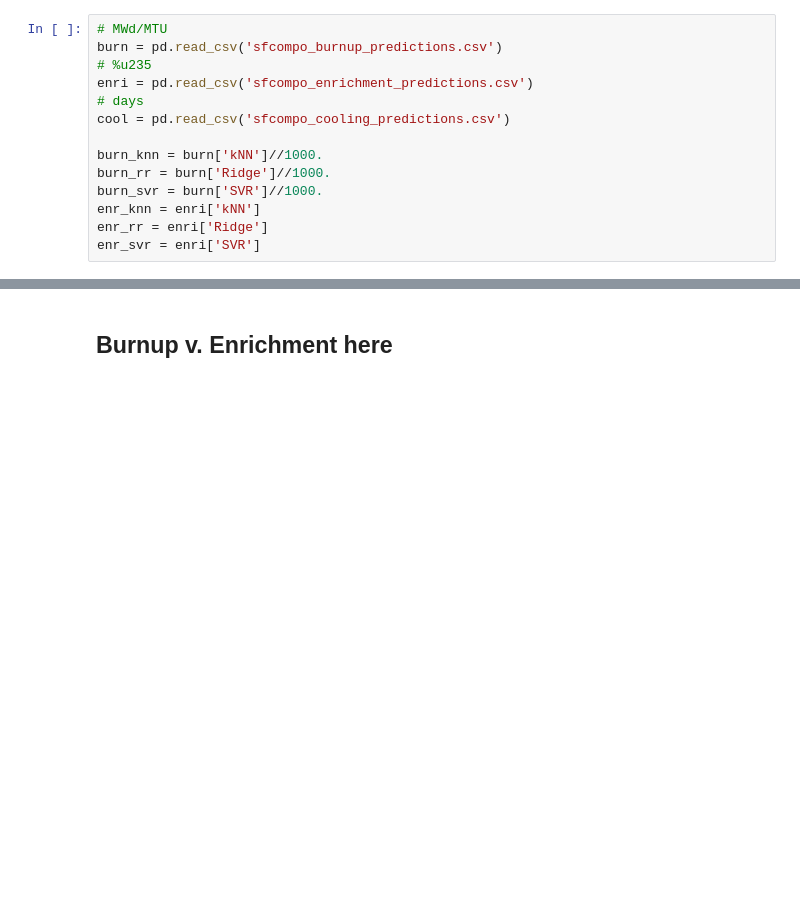
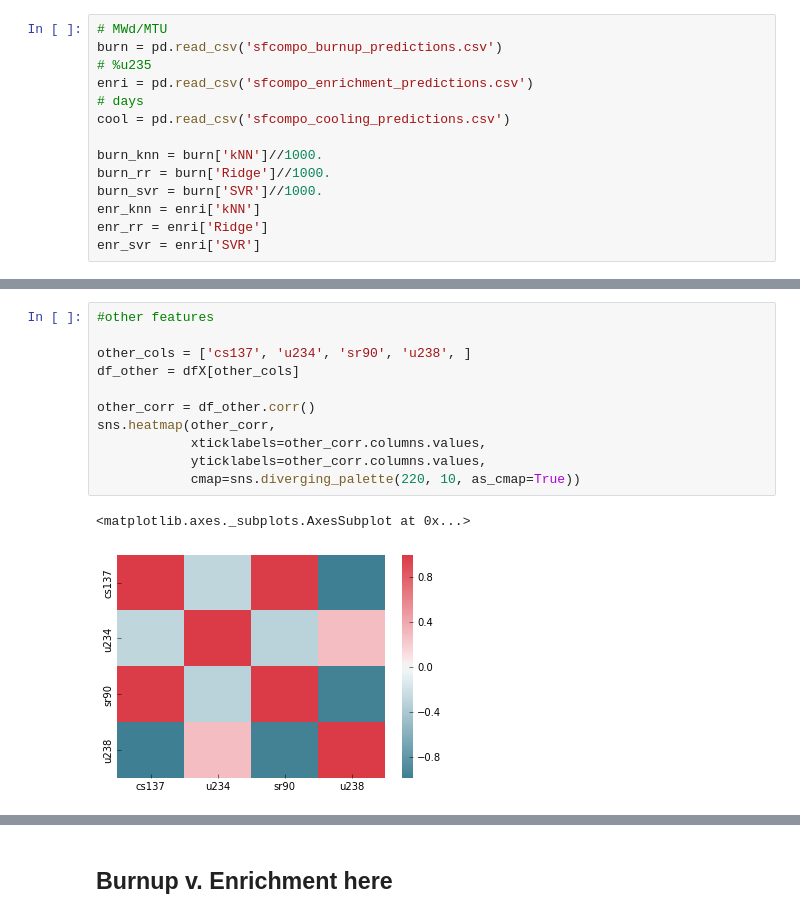
Before and after one commit to gonuke/learn-me-fuel, a Jupyter notebook: sfc_train_pred_viz.ipynb, the cells around one changed output, grey strips where cells are left out. Saved outputs shown, nothing was run; the diff lists cells and outputs as text; blank space fills up the shorter version.

```diff
--- a/sfc_train_pred_viz.ipynb
+++ b/sfc_train_pred_viz.ipynb
@@ -45,0 +88,14 @@ dfX = trainXY.iloc[:, 4:x]
+# %%
+#other features
+
+other_cols = ['cs137', 'u234', 'sr90', 'u238', ]
+df_other = dfX[other_cols]
+
+other_corr = df_other.corr()
+sns.heatmap(other_corr,
+            xticklabels=other_corr.columns.values,
+            yticklabels=other_corr.columns.values,
+            cmap=sns.diverging_palette(220, 10, as_cmap=True))
+# %% [output]
+<matplotlib.axes._subplots.AxesSubplot at 0x...>
+[figure, added]
```
Also changed, not shown: parts of 10 cells of this notebook.
